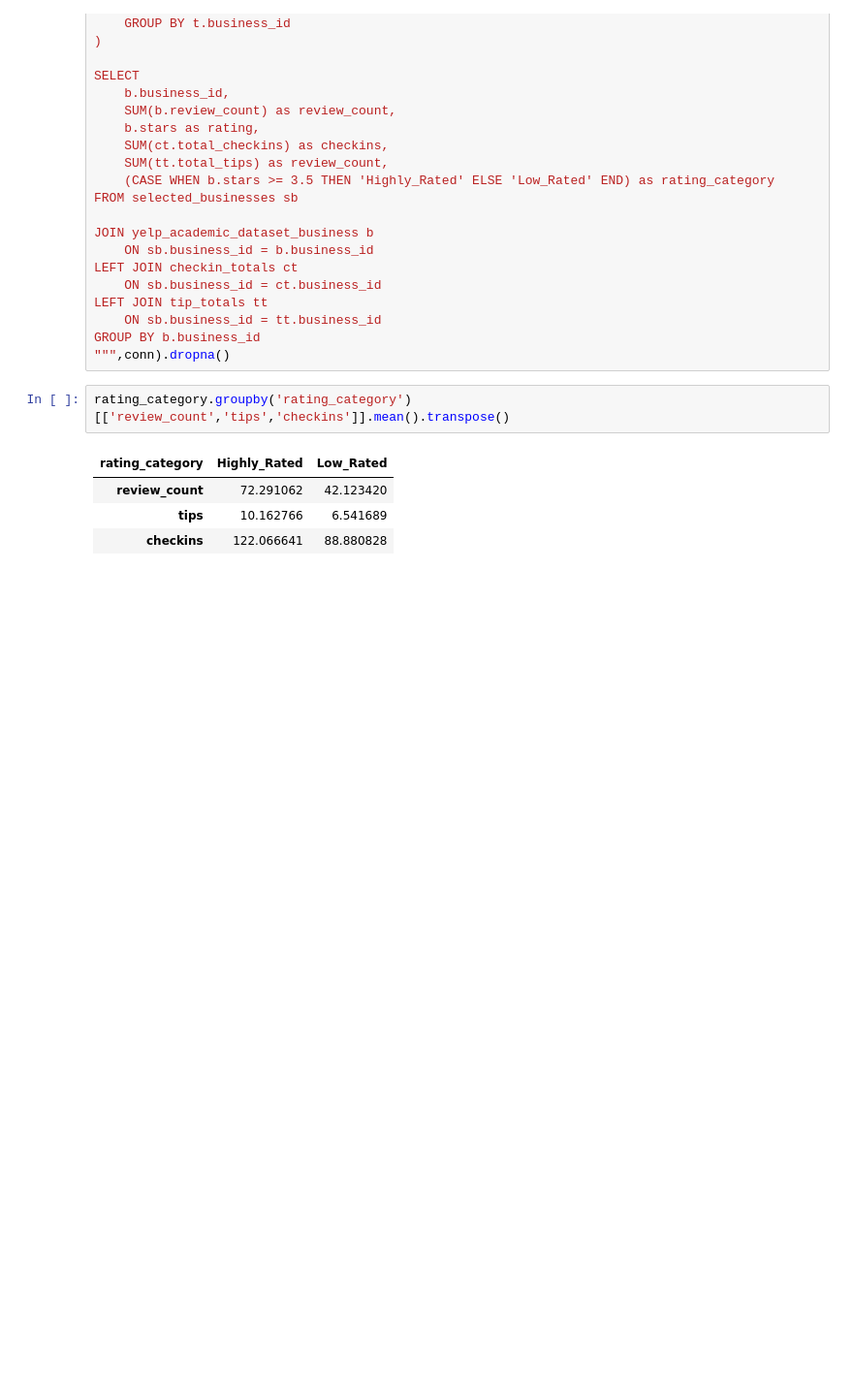
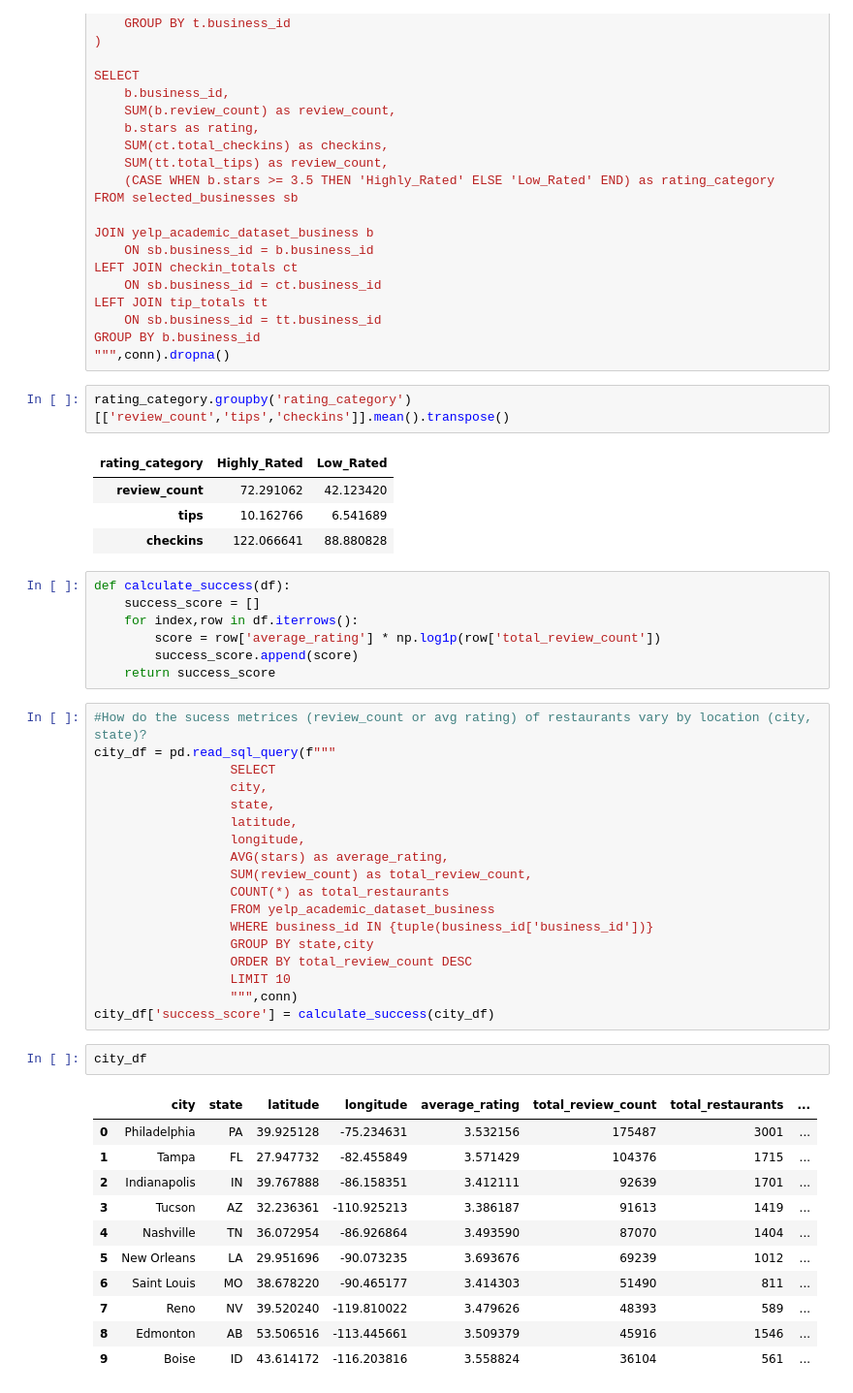
Before and after one commit to satvik231/Restautrant-Success-Analysis, a Jupyter notebook: creation.ipynb, the cells around one changed output. Shown at 97% size. Cells and saved outputs as stored; diff of their text form; blank space fills up the shorter version.

```diff
--- a/creation.ipynb
+++ b/creation.ipynb
@@ -451,3 +454,42 @@ rating_category.groupby('rating_category')[['review_count','tips','checkins']].m
 | review_count | 72.291062 | 42.123420 |
 | tips | 10.162766 | 6.541689 |
 | checkins | 122.066641 | 88.880828 |
+# %%
+def calculate_success(df):
+    success_score = []
+    for index,row in df.iterrows():
+        score = row['average_rating'] * np.log1p(row['total_review_count'])
+        success_score.append(score)
+    return success_score
+# %%
+#How do the sucess metrices (review_count or avg rating) of restaurants vary by location (city, state)?
+city_df = pd.read_sql_query(f"""
+                  SELECT
+                  city,
+                  state,
+                  latitude,
+                  longitude,
+                  AVG(stars) as average_rating,
+                  SUM(review_count) as total_review_count,
+                  COUNT(*) as total_restaurants
+                  FROM yelp_academic_dataset_business
+                  WHERE business_id IN {tuple(business_id['business_id'])}
+                  GROUP BY state,city
+                  ORDER BY total_review_count DESC
+                  LIMIT 10
+                  """,conn)
+city_df['success_score'] = calculate_success(city_df)
+# %%
+city_df
+# %% [output]
+|  | city | state | latitude | longitude | average_rating | total_review_count | total_restaurants | ... |
+| 0 | Philadelphia | PA | 39.925128 | -75.234631 | 3.532156 | 175487 | 3001 | ... |
+| 1 | Tampa | FL | 27.947732 | -82.455849 | 3.571429 | 104376 | 1715 | ... |
+| 2 | Indianapolis | IN | 39.767888 | -86.158351 | 3.412111 | 92639 | 1701 | ... |
+| 3 | Tucson | AZ | 32.236361 | -110.925213 | 3.386187 | 91613 | 1419 | ... |
+| 4 | Nashville | TN | 36.072954 | -86.926864 | 3.493590 | 87070 | 1404 | ... |
+| 5 | New Orleans | LA | 29.951696 | -90.073235 | 3.693676 | 69239 | 1012 | ... |
+| 6 | Saint Louis | MO | 38.678220 | -90.465177 | 3.414303 | 51490 | 811 | ... |
+| 7 | Reno | NV | 39.520240 | -119.810022 | 3.479626 | 48393 | 589 | ... |
+| 8 | Edmonton | AB | 53.506516 | -113.445661 | 3.509379 | 45916 | 1546 | ... |
+| 9 | Boise | ID | 43.614172 | -116.203816 | 3.558824 | 36104 | 561 | ... |
```
Also changed, not shown: parts of 12 cells of this notebook, 1 other file.
